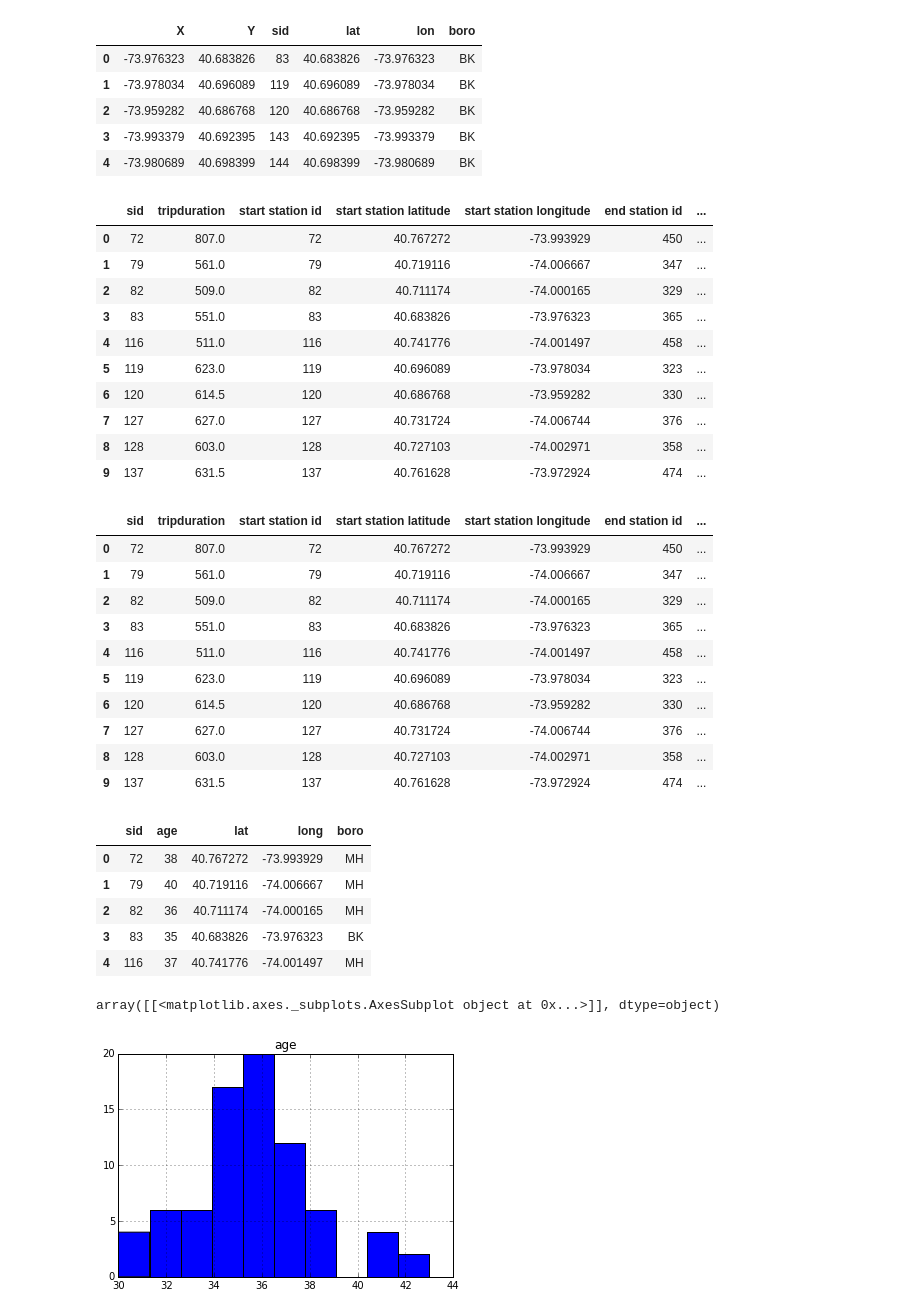
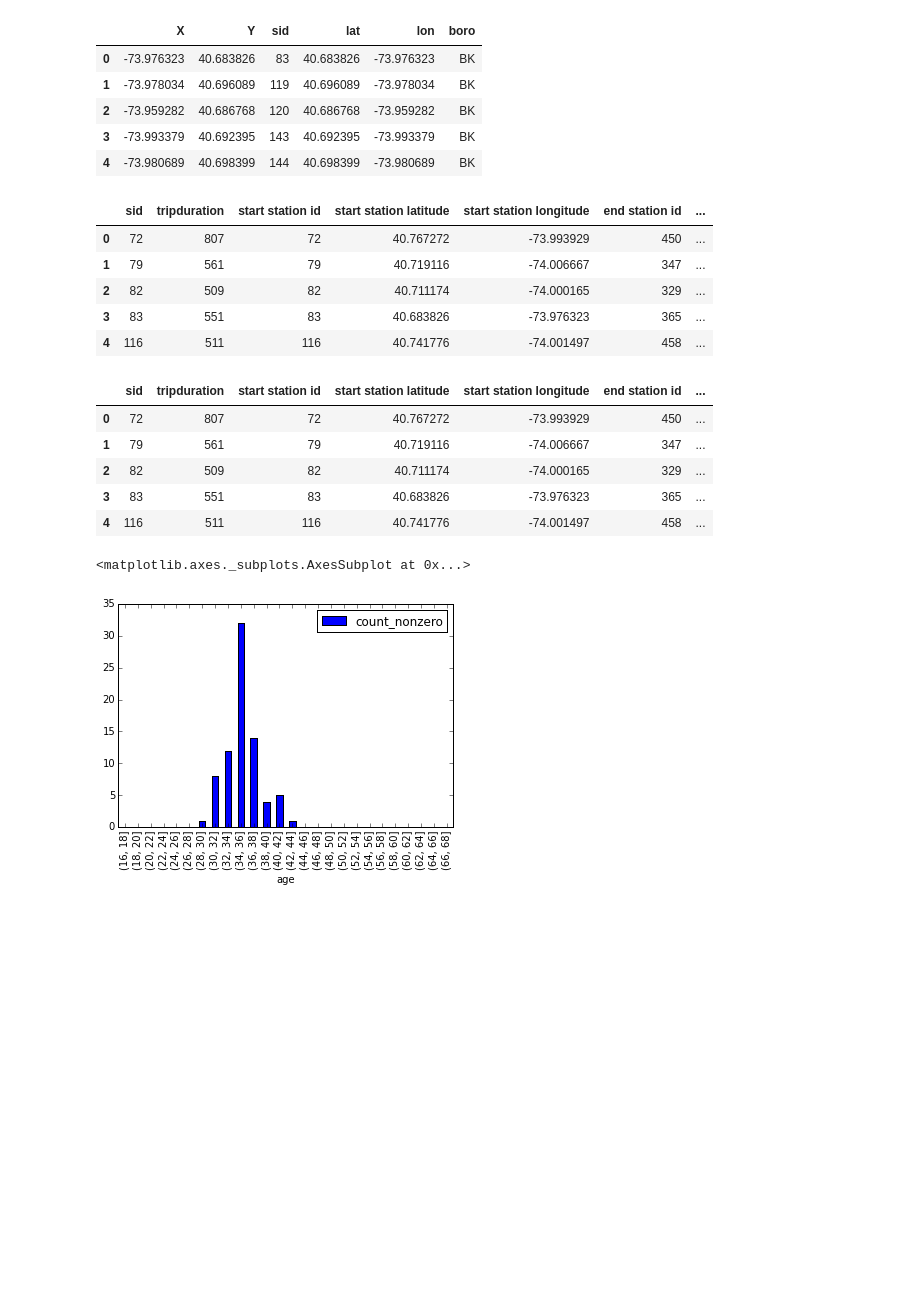
Before and after one commit to michellemho/PUI_Bycicle_Research, a Jupyter notebook: initial.ipynb, the cells around one changed output. Drawn from its saved outputs; the diff is of its cells as text; code cells hidden in the pictures; blank space fills up the shorter version.

```diff
--- a/initial.ipynb
+++ b/initial.ipynb
@@ -35,6 +43,6 @@ The average of subscribers who start rides in Brooklyn stations is lower than th
 # %%
 # Reading in the Citi Bike trip data from Oct 2014
-trips = pd.read_csv('/home/xia/Documents/Principles/PUI2015_xwang/HW3/PUI_Bycicle_Research/201410-citibike-tripdata.csv')
+trips = pd.read_csv('data/201410-citibike-tripdata.csv')
 trips.head(3)
 # %% [output]
 |  | tripduration | starttime | stoptime | start station id | start station name | start station latitude | ... |
@@ -43,7 +51,7 @@ trips.head(3)
 | 2 | 416 | 10/1/2014 00:00:42 | 10/1/2014 00:07:38 | 327 | Vesey Pl & River Terrace | 40.715338 | ... |
 # %%
 # Reading in the csv of stations that have been joined with their borough (MH and BK only)
-stations = pd.read_csv('/home/xia/Documents/Principles/PUI2015_xwang/HW3/PUI_Bycicle_Research/data/stations.csv')
+stations = pd.read_csv('data/stations.csv')
 stations.head(5)
 # %% [output]
 |  | X | Y | sid | lat | lon | boro |
@@ -58,52 +66,26 @@ trips = trips[(trips['usertype']=='Subscriber')&(trips['birth year']>1925)]
 trips['sid'] = trips['start station id']
 trips['age'] = 2015-trips['birth year']
 
-# Calculating the median of all values by sid
+# Calculating the median age of riders from trips beginning at each sid
 stations_med_age = trips.groupby('sid', as_index=False).agg(median)
 
 type(stations_med_age)
-stations_med_age.head(10)
+stations_med_age.head(5)
 # %% [output]
 |  | sid | tripduration | start station id | start station latitude | start station longitude | end station id | ... |
-| 0 | 72 | 807.0 | 72 | 40.767272 | -73.993929 | 450 | ... |
-| 1 | 79 | 561.0 | 79 | 40.719116 | -74.006667 | 347 | ... |
-| 2 | 82 | 509.0 | 82 | 40.711174 | -74.000165 | 329 | ... |
-| 3 | 83 | 551.0 | 83 | 40.683826 | -73.976323 | 365 | ... |
-| 4 | 116 | 511.0 | 116 | 40.741776 | -74.001497 | 458 | ... |
-| 5 | 119 | 623.0 | 119 | 40.696089 | -73.978034 | 323 | ... |
-| 6 | 120 | 614.5 | 120 | 40.686768 | -73.959282 | 330 | ... |
-| 7 | 127 | 627.0 | 127 | 40.731724 | -74.006744 | 376 | ... |
-| 8 | 128 | 603.0 | 128 | 40.727103 | -74.002971 | 358 | ... |
-| 9 | 137 | 631.5 | 137 | 40.761628 | -73.972924 | 474 | ... |
+| 0 | 72 | 807 | 72 | 40.767272 | -73.993929 | 450 | ... |
+| 1 | 79 | 561 | 79 | 40.719116 | -74.006667 | 347 | ... |
+| 2 | 82 | 509 | 82 | 40.711174 | -74.000165 | 329 | ... |
+| 3 | 83 | 551 | 83 | 40.683826 | -73.976323 | 365 | ... |
+| 4 | 116 | 511 | 116 | 40.741776 | -74.001497 | 458 | ... |
 # %%
 # Merging together the station data - want to add the MH/BK designation)
 stations_med_age = pd.merge(stations_med_age, stations, on=['sid'])
-stations_med_age.head(10)
+stations_med_age.head(5)
 # %% [output]
 |  | sid | tripduration | start station id | start station latitude | start station longitude | end station id | ... |
-| 0 | 72 | 807.0 | 72 | 40.767272 | -73.993929 | 450 | ... |
-| 1 | 79 | 561.0 | 79 | 40.719116 | -74.006667 | 347 | ... |
-| 2 | 82 | 509.0 | 82 | 40.711174 | -74.000165 | 329 | ... |
-| 3 | 83 | 551.0 | 83 | 40.683826 | -73.976323 | 365 | ... |
-| 4 | 116 | 511.0 | 116 | 40.741776 | -74.001497 | 458 | ... |
-| 5 | 119 | 623.0 | 119 | 40.696089 | -73.978034 | 323 | ... |
-| 6 | 120 | 614.5 | 120 | 40.686768 | -73.959282 | 330 | ... |
-| 7 | 127 | 627.0 | 127 | 40.731724 | -74.006744 | 376 | ... |
-| 8 | 128 | 603.0 | 128 | 40.727103 | -74.002971 | 358 | ... |
-| 9 | 137 | 631.5 | 137 | 40.761628 | -73.972924 | 474 | ... |
+| 0 | 72 | 807 | 72 | 40.767272 | -73.993929 | 450 | ... |
+| 1 | 79 | 561 | 79 | 40.719116 | -74.006667 | 347 | ... |
+| 2 | 82 | 509 | 82 | 40.711174 | -74.000165 | 329 | ... |
+| 3 | 83 | 551 | 83 | 40.683826 | -73.976323 | 365 | ... |
+| 4 | 116 | 511 | 116 | 40.741776 | -74.001497 | 458 | ... |
-# %%
-# create a csv file with useful information and prepare for the GIS mapping
-bikedf = pd.DataFrame()
-bikedf['sid'] = stations_med_age['sid']
-bikedf['age'] = stations_med_age['age']
-bikedf['lat'] = stations_med_age['start station latitude']
-bikedf['long'] = stations_med_age['start station longitude']
-bikedf['boro'] = stations_med_age['boro']
-bikedf.head(5)
-# %% [output]
-|  | sid | age | lat | long | boro |
-| 0 | 72 | 38 | 40.767272 | -73.993929 | MH |
-| 1 | 79 | 40 | 40.719116 | -74.006667 | MH |
-| 2 | 82 | 36 | 40.711174 | -74.000165 | MH |
-| 3 | 83 | 35 | 40.683826 | -73.976323 | BK |
-| 4 | 116 | 37 | 40.741776 | -74.001497 | MH |
@@ -113,10 +92,11 @@ bikedf.to_csv(path, sep=',')
 # %%
 # Subsetting Brooklyn station data and creating histogram of the median ages
 BK = stations_med_age[stations_med_age['boro']=='BK']
-BK.hist('age')
+bins = np.arange(16, 69, 2)
+BK.age.groupby(pd.cut(BK.age, bins)).agg([count_nonzero]).plot(kind='bar')
 # %% [output]
-array([[<matplotlib.axes._subplots.AxesSubplot object at 0x...>]], dtype=object)
+<matplotlib.axes._subplots.AxesSubplot at 0x...>
-[figure, old version]
+[figure, new version]
 # %%
 # Subsetting Manhattan station data and creating histogram of the median ages
 MH = stations_med_age[stations_med_age['boro']=='MH']
```
Also changed, not shown: parts of 10 cells of this notebook, 12 other files.
